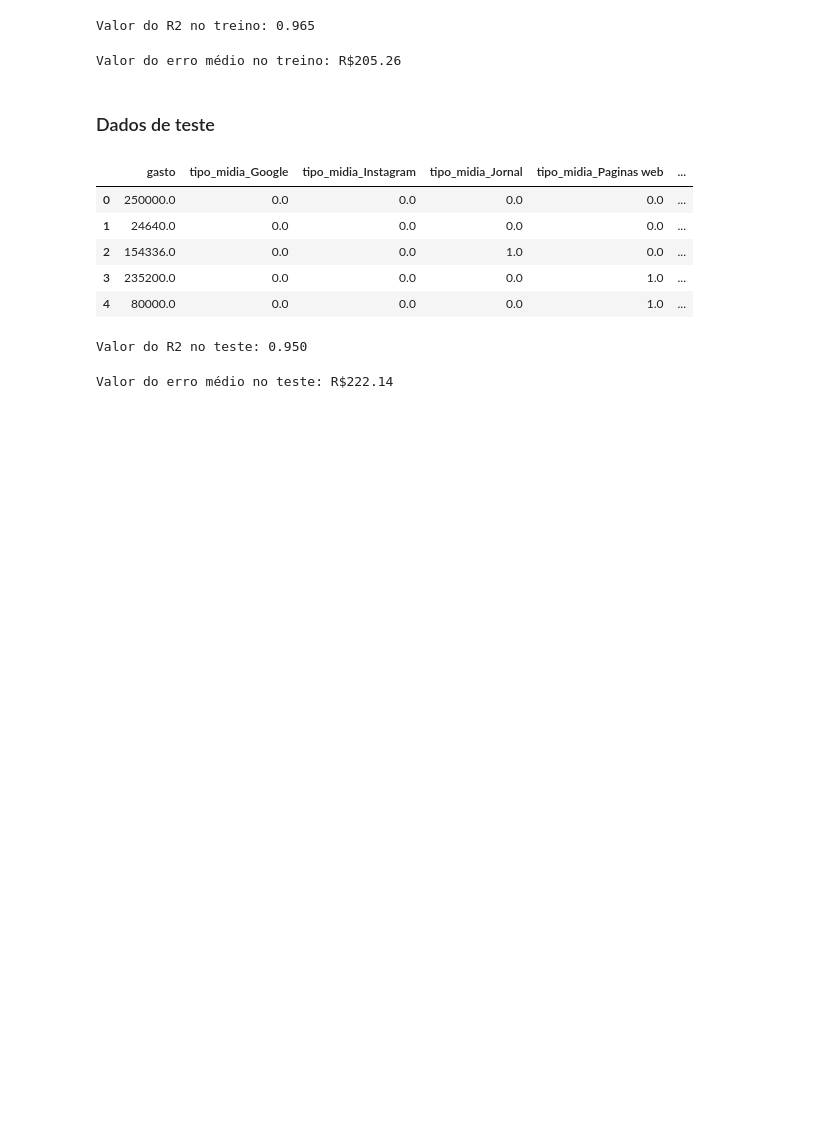
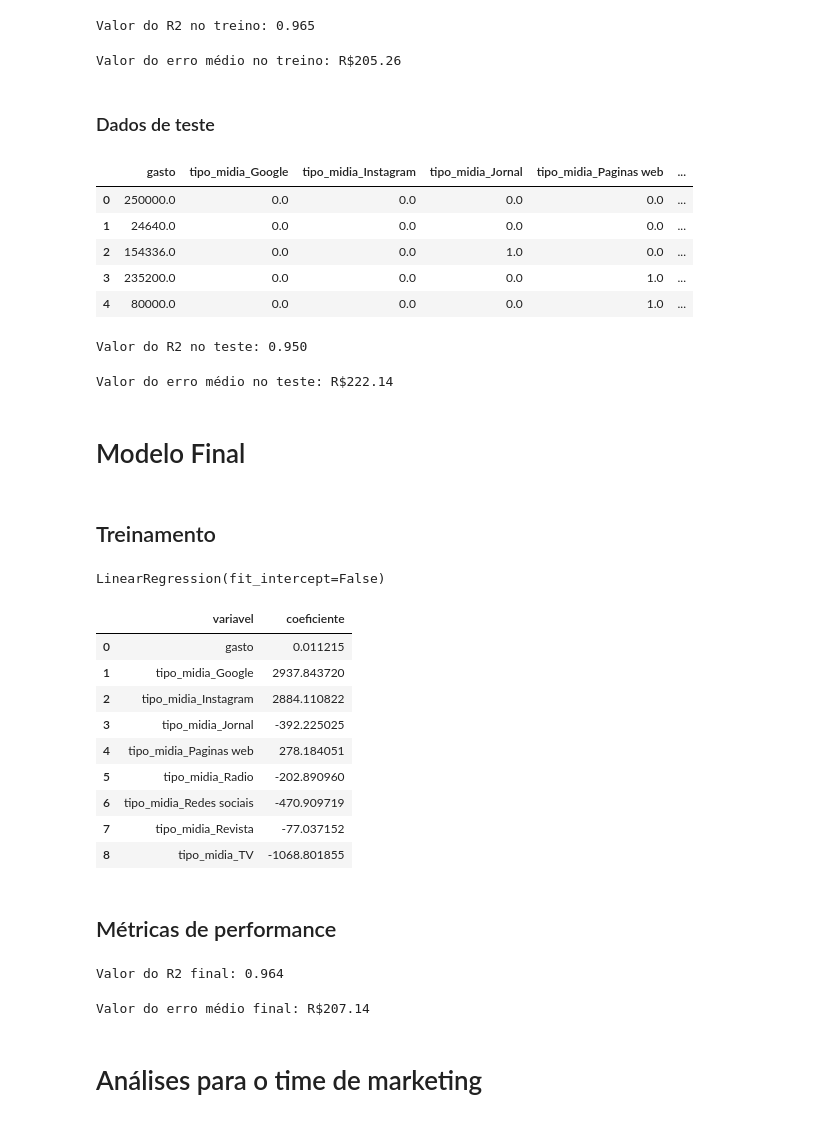
Before and after one commit to Gbrlmoraes/fiap_pbls_2024_2, a Jupyter notebook: PBL_fase_5/Analise_ROI.ipynb, the cells around one changed output. Saved outputs shown, nothing was run; the diff lists cells and outputs as text; code cells hidden in the pictures; blank space fills up the shorter version.

Commit message:
adicionando treinamento do modelo final

```diff
--- a/PBL_fase_5/Analise_ROI.ipynb
+++ b/PBL_fase_5/Analise_ROI.ipynb
@@ -188,3 +188,47 @@ rmse_teste = root_mean_squared_error(
 print(f'Valor do erro médio no teste: R${rmse_teste:.2f}')
 # %% [output]
 Valor do erro médio no teste: R$222.14
+# %% [markdown]
+# Modelo Final
+# %% [markdown]
+## Treinamento
+# %%
+# Aplicando one-hot
+encoder_final = OneHotEncoder(sparse_output = False)
+encoded = encoder_final.fit_transform(x[['tipo_midia']])
+encoded_df = pd.DataFrame(encoded, columns = encoder_final.get_feature_names_out(['tipo_midia']))
+
+# Ordenando linhas do dataset de teste para juntar com os dados one-hot
+x.reset_index(drop = True, inplace = True)
+
+# Juntando os datasets
+x_encoded = pd.concat([x, encoded_df], axis = 1)
+
+# Removendo coluna de tipo de mídia
+x_encoded.drop(columns = ['tipo_midia'], inplace = True)
+
+# Construindo regressão linear
+super_fiapinho = LinearRegression(fit_intercept = False)
+super_fiapinho.fit(x_encoded, y)
+# %% [output]
+LinearRegression(fit_intercept=False)
+# %%
+# Analisando os coeficientes da regressão linear
+df_coef = pd.DataFrame({
+    'variavel' : x_encoded.columns,
+    'coeficiente' : super_fiapinho.coef_
+})
+df_coef
+# %% [output]
+|  | variavel | coeficiente |
+| 0 | gasto | 0.011215 |
+| 1 | tipo_midia_Google | 2937.843720 |
+| 2 | tipo_midia_Instagram | 2884.110822 |
+| 3 | tipo_midia_Jornal | -392.225025 |
+| 4 | tipo_midia_Paginas web | 278.184051 |
+| 5 | tipo_midia_Radio | -202.890960 |
+| 6 | tipo_midia_Redes sociais | -470.909719 |
+| 7 | tipo_midia_Revista | -77.037152 |
+| 8 | tipo_midia_TV | -1068.801855 |
+# %% [markdown]
+## Métricas de performance
@@ -190,0 +237,16 @@ Valor do erro médio no teste: R$222.14
+# %%
+r2_score_final = r2_score(
+    y_pred_final, y
+)
+print(f'Valor do R2 final: {r2_score_final:.3f}')
+# %% [output]
+Valor do R2 final: 0.964
+# %%
+rmse_final = root_mean_squared_error(
+    y_pred_final, y
+)
+print(f'Valor do erro médio final: R${rmse_final:.2f}')
+# %% [output]
+Valor do erro médio final: R$207.14
+# %% [markdown]
+# Análises para o time de marketing
```
Also changed, not shown: parts of 1 cell of this notebook.
